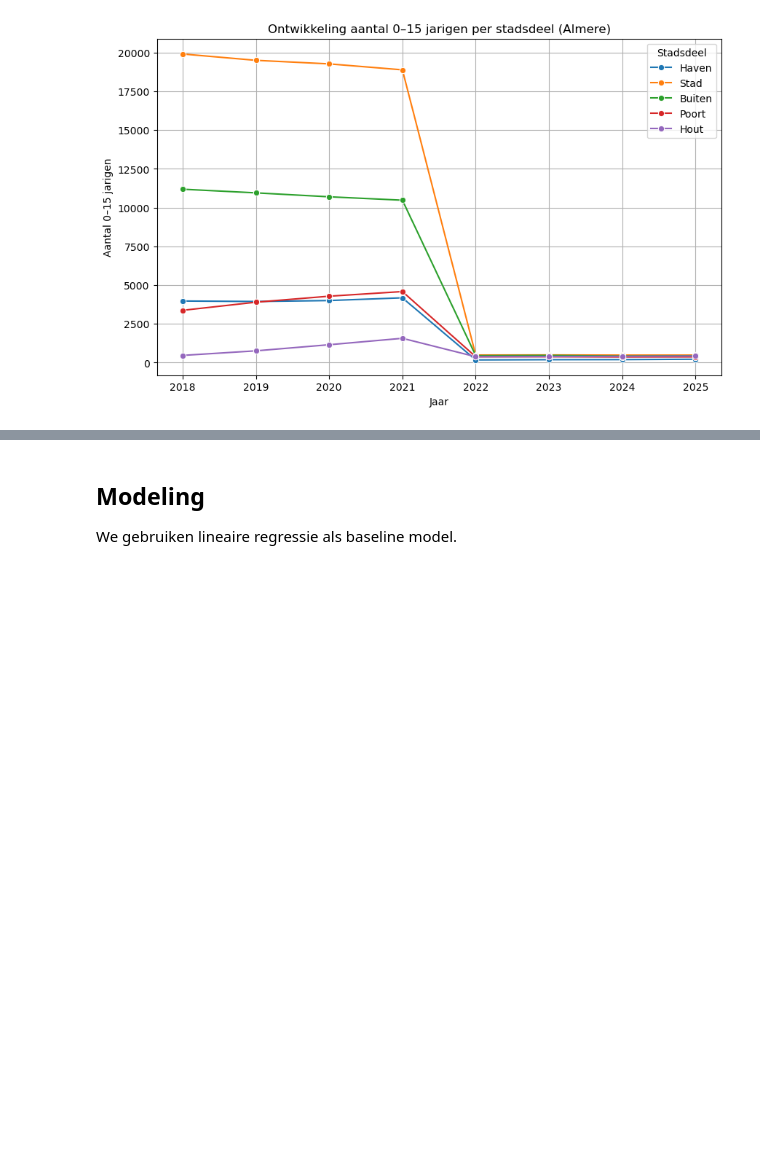
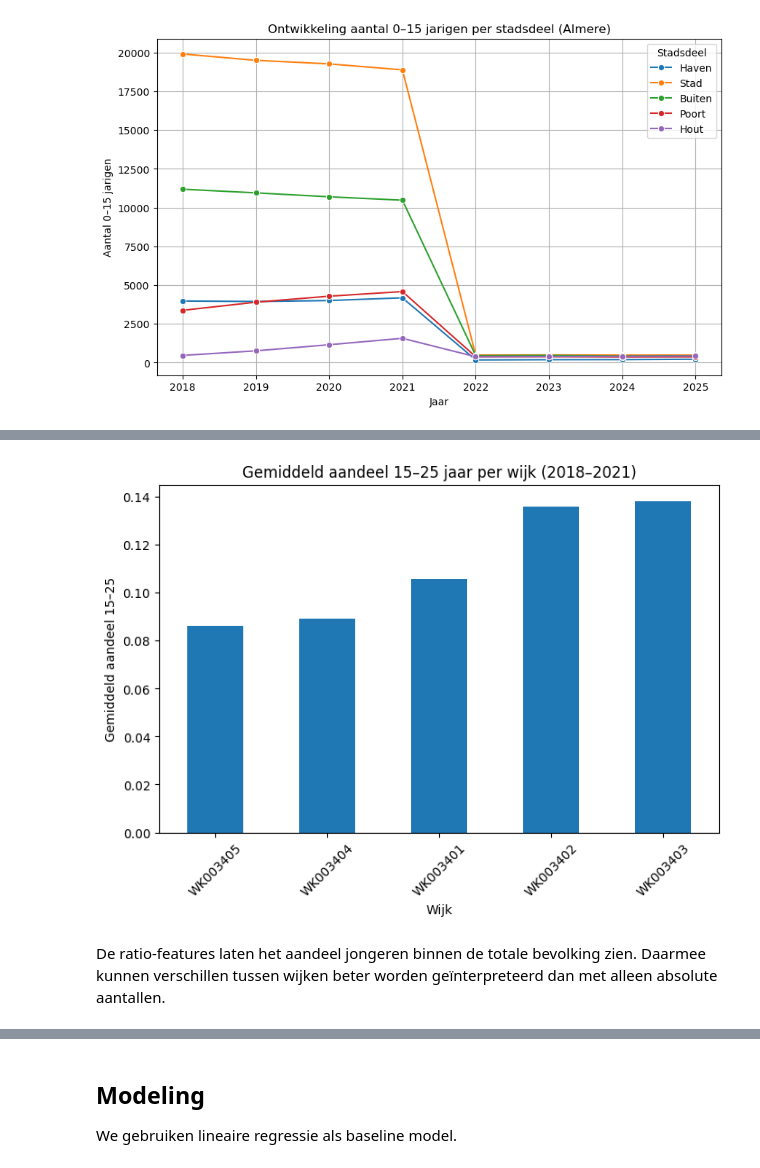
Before and after one commit to Ismael-991/almere-jeugd-voorspelling, a Jupyter notebook: notebooks/final/Gezamenlijke_notebook.ipynb, the cells around one changed output, grey strips where cells are left out. Cells and saved outputs as stored; diff of their text form; code cells hidden in the pictures; blank space fills up the shorter version.

```diff
--- a/notebooks/final/Gezamenlijke_notebook.ipynb
+++ b/notebooks/final/Gezamenlijke_notebook.ipynb
@@ -481,0 +563,12 @@ plt.show()
+# %%
+gemiddeld_1 = df.groupby("Wijk")["Ratio_15_25"].mean().sort_values()
+
+plt.figure(figsize=(8,5))
+gemiddeld_1.plot(kind="bar")
+
+plt.ylabel("Gemiddeld aandeel 15–25")
+plt.title("Gemiddeld aandeel 15–25 jaar per wijk (2018–2021)")
+plt.xticks(rotation=45)
+plt.show()
+# %% [output]
+[figure, added]
@@ -481,0 +577,2 @@ plt.show()
+# %% [markdown]
+De ratio-features laten het aandeel jongeren binnen de totale bevolking zien. Daarmee kunnen verschillen tussen wijken beter worden geïnterpreteerd dan met alleen absolute aantallen.
```
Also changed, not shown: parts of 52 cells of this notebook, 1 other file.
